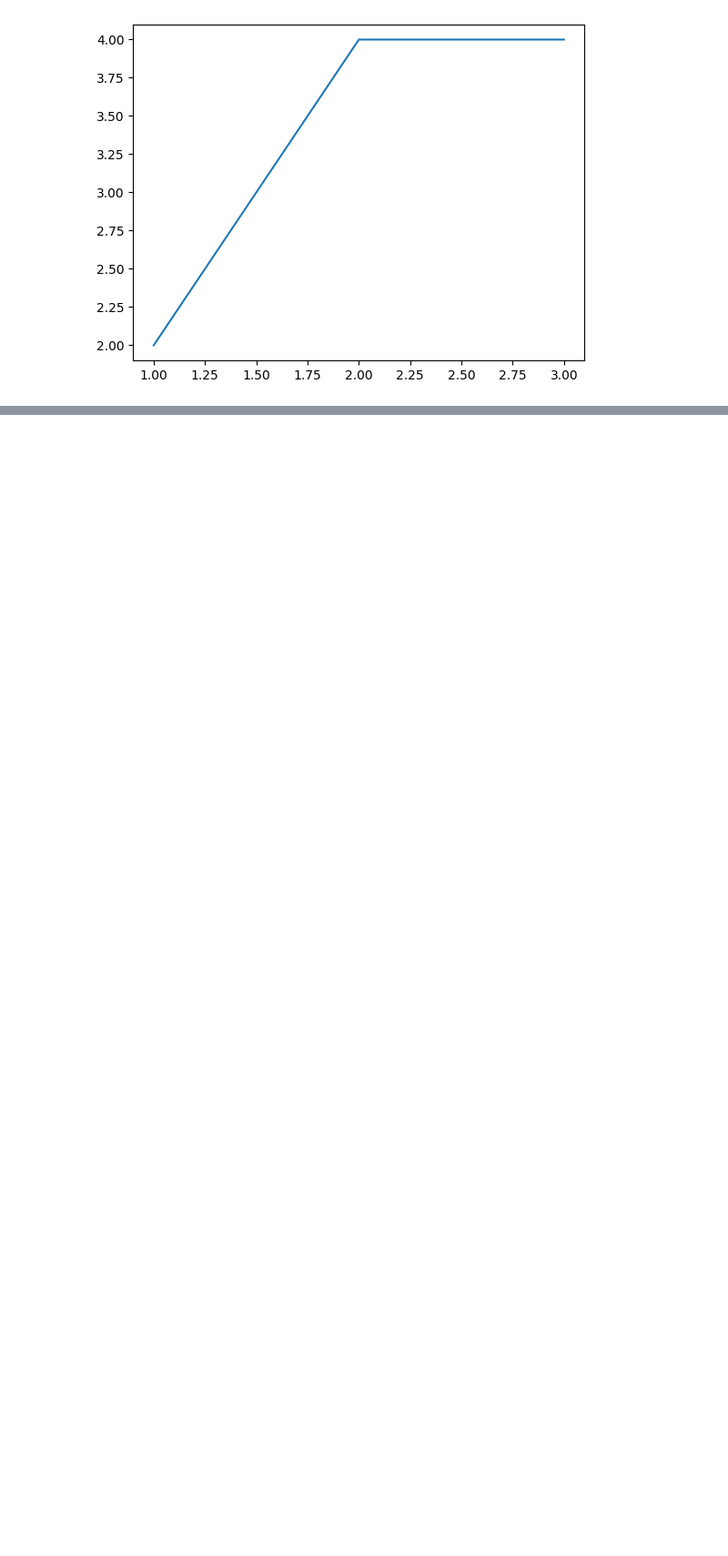
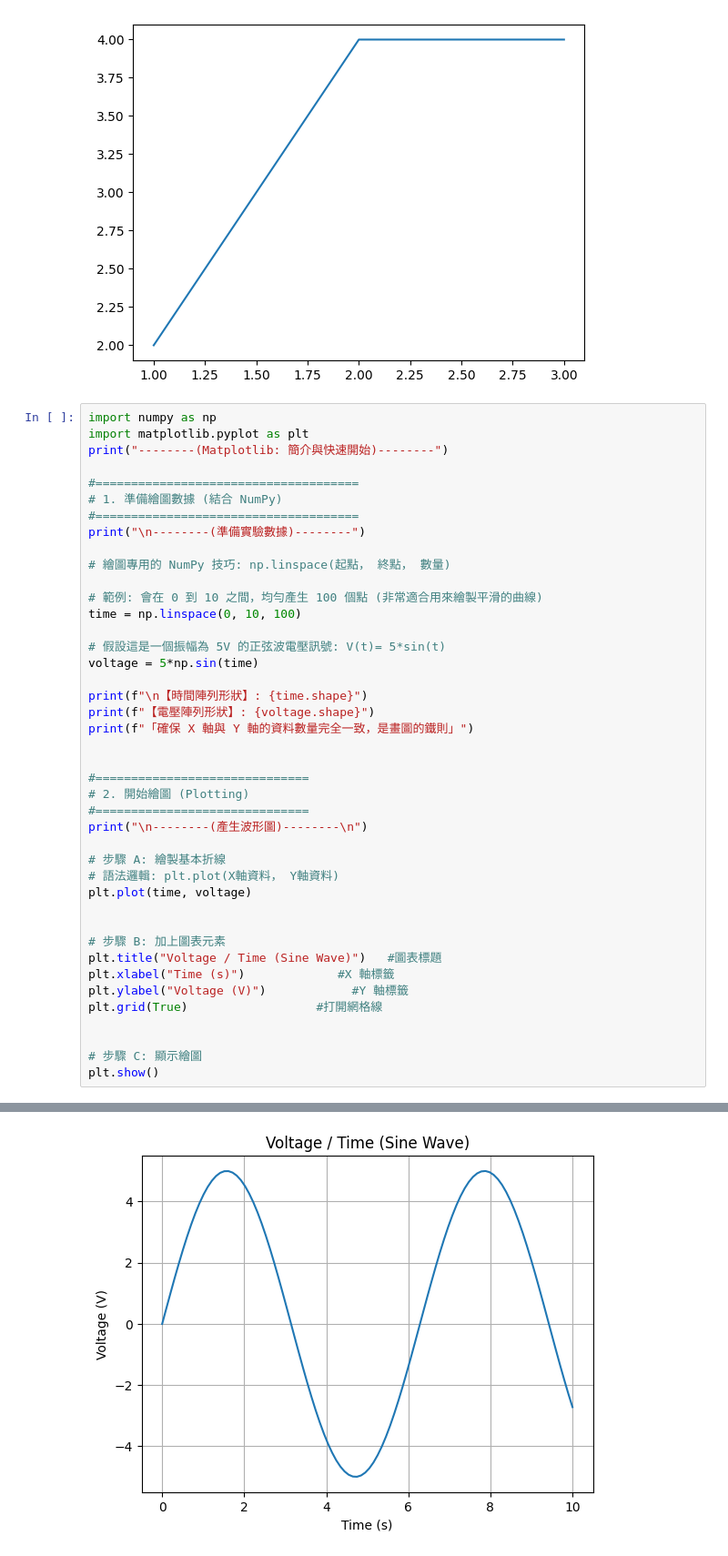
Before and after one commit to u9828057/Python_Practice, a Jupyter notebook: Matplotlib/Python_暑假練習_08_16_01:【Matplotlib】簡介、安裝、快速開始.ipynb, the cells around one changed output, grey strips where cells are left out. Shown at 91% size. Drawn from its saved outputs; the diff is of its cells as text; blank space fills up the shorter version.

```diff
--- a/Matplotlib/Python_暑假練習_08_16_01:【Matplotlib】簡介、安裝、快速開始.ipynb
+++ b/Matplotlib/Python_暑假練習_08_16_01:【Matplotlib】簡介、安裝、快速開始.ipynb
@@ -46,3 +46,46 @@ plt.show()
 --------(Matplotlib: 簡介、安裝、快速開始)--------
 [figure]
 [figure]
+# %%
+import numpy as np
+import matplotlib.pyplot as plt
+print("--------(Matplotlib: 簡介與快速開始)--------")
+
+#=====================================
+# 1. 準備繪圖數據 (結合 NumPy)
+#=====================================
+print("\n--------(準備實驗數據)--------")
+
+# 繪圖專用的 NumPy 技巧: np.linspace(起點， 終點， 數量)
+
+# 範例: 會在 0 到 10 之間，均勻產生 100 個點 (非常適合用來繪製平滑的曲線)
+time = np.linspace(0, 10, 100)
+
+# 假設這是一個振幅為 5V 的正弦波電壓訊號: V(t)= 5*sin(t)
+voltage = 5*np.sin(time)
+
+print(f"\n【時間陣列形狀】: {time.shape}")
+print(f"【電壓陣列形狀】: {voltage.shape}")
+print(f"「確保 X 軸與 Y 軸的資料數量完全一致，是畫圖的鐵則」")
+
+
+#==============================
+# 2. 開始繪圖 (Plotting)
+#==============================
+print("\n--------(產生波形圖)--------\n")
+
+# 步驟 A: 繪製基本折線
+# 語法邏輯: plt.plot(X軸資料， Y軸資料)
+plt.plot(time, voltage)
+
+
+# 步驟 B: 加上圖表元素
+plt.title("Voltage / Time (Sine Wave)")   #圖表標題
+plt.xlabel("Time (s)")             #X 軸標籤
+plt.ylabel("Voltage (V)")            #Y 軸標籤
+plt.grid(True)                  #打開網格線
+
+
+# 步驟 C: 顯示繪圖
+plt.show()
+# %% [output]
@@ -48,0 +101 @@ plt.show()
+[figure, added]
```
Also changed, not shown: parts of 1 cell of this notebook.
